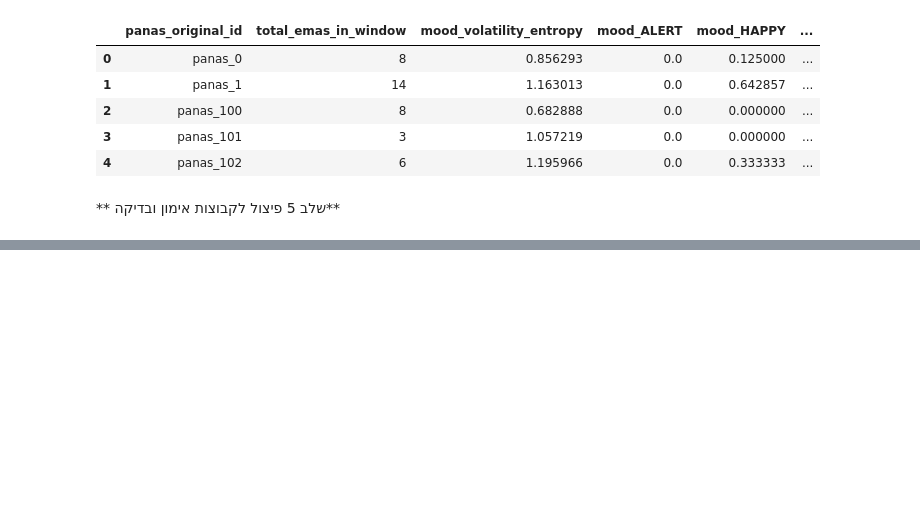
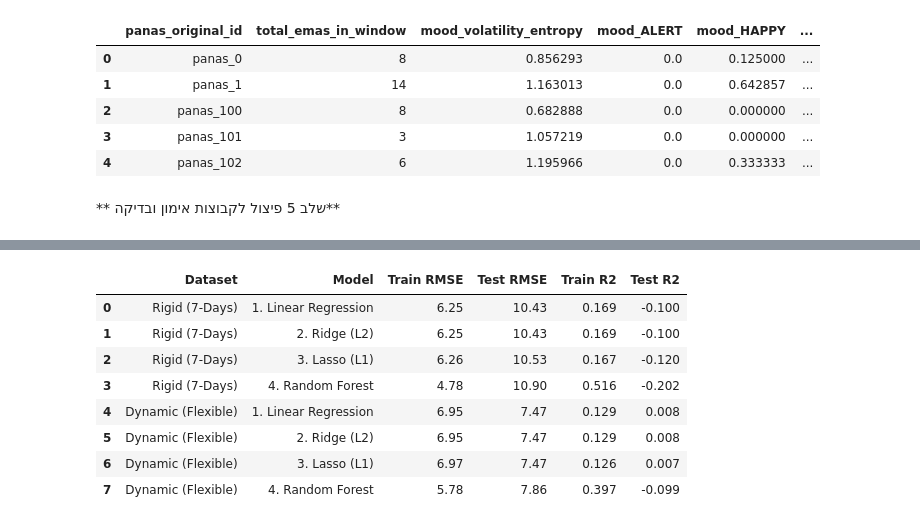
Before and after one commit to MoriahTDaniel/lifesnaps_project, a Jupyter notebook: notebooks/03_panas_like_model.ipynb, the cells around one changed output, grey strips where cells are left out. Cells and saved outputs as stored; diff of their text form; code cells hidden in the pictures; blank space fills up the shorter version.

```diff
--- a/notebooks/03_panas_like_model.ipynb
+++ b/notebooks/03_panas_like_model.ipynb
@@ -530,0 +533,87 @@ display(dynamic_test_df.head(3))
+# %%
+import pandas as pd
+import numpy as np
+import matplotlib.pyplot as plt
+import seaborn as sns
+from sklearn.preprocessing import StandardScaler
+from sklearn.linear_model import LinearRegression, Ridge, Lasso
+from sklearn.ensemble import RandomForestRegressor
+from sklearn.metrics import mean_squared_error, r2_score
+
+print("=== שלב 5: אימון והערכת מודלים (Linear, Penalized, Non-Linear) ===")
+
+# הגדרת משתנה המטרה והעמודות שיש להשמיט (מזהים ותשובות PANAS)
+TARGET = 'positive_affect_score' # אפשר לשנות ל-'negative_affect_score'
+DROP_COLS = ['user_id', 'panas_original_id', 'panas_date', 'positive_affect_score', 'negative_affect_score']
+
+# פונקציה להכנת הנתונים (הפרדה וסילום)
+def prepare_data(train_df, test_df, target_col, drop_cols):
+    X_train = train_df.drop(columns=drop_cols)
+    y_train = train_df[target_col]
+    X_test = test_df.drop(columns=drop_cols)
+    y_test = test_df[target_col]
+
+    # סילום הנתונים (Standardization) - קריטי למודלים קונסים כמו Lasso ו-Ridge
+    scaler = StandardScaler()
+    X_train_scaled = scaler.fit_transform(X_train)
+    X_test_scaled = scaler.transform(X_test) # שימוש ב-transform בלבד למניעת זליגת מידע מהטסט!
+
+    # החזרת הנתונים המנורמלים כ-DataFrame לשמירה על שמות העמודות
+    X_train_scaled = pd.DataFrame(X_train_scaled, columns=X_train.columns)
+    X_test_scaled = pd.DataFrame(X_test_scaled, columns=X_test.columns)
+
+    return X_train_scaled, X_test_scaled, y_train, y_test
+
+# הכנת הנתונים לשתי הגישות
+X_train_R, X_test_R, y_train_R, y_test_R = prepare_data(rigid_train_df, rigid_test_df, TARGET, DROP_COLS)
+X_train_D, X_test_D, y_train_D, y_test_D = prepare_data(dynamic_train_df, dynamic_test_df, TARGET, DROP_COLS)
+
+# =====================================================================
+# הגדרת המודלים
+# =====================================================================
+# הערה: עבור Random Forest הגבלנו את העומק (max_depth=4) כדי למנוע Overfitting בגלל המדגם הקטן
+models = {
+    '1. Linear Regression': LinearRegression(),
+    '2. Ridge (L2)': Ridge(alpha=1.0),
+    '3. Lasso (L1)': Lasso(alpha=0.1),
+    '4. Random Forest': RandomForestRegressor(n_estimators=100, max_depth=4, random_state=42)
+}
+
+# פונקציה לאימון והערכת מילון מודלים
+def evaluate_models(X_train, X_test, y_train, y_test, dataset_name):
+    results = []
+
+    for name, model in models.items():
+        # אימון
+        model.fit(X_train, y_train)
+
+        # ניבוי
+        y_pred_train = model.predict(X_train)
+        y_pred_test = model.predict(X_test)
+
+        # חישוב מדדים
+        rmse_train = np.sqrt(mean_squared_error(y_train, y_pred_train))
+        rmse_test = np.sqrt(mean_squared_error(y_test, y_pred_test))
+        r2_train = r2_score(y_train, y_pred_train)
+        r2_test = r2_score(y_test, y_pred_test)
+
+        results.append({
+            'Dataset': dataset_name,
+            'Model': name,
+            'Train RMSE': round(rmse_train, 2),
+            'Test RMSE': round(rmse_test, 2),
+            'Train R2': round(r2_train, 3),
+            'Test R2': round(r2_test, 3)
+        })
+
+    return pd.DataFrame(results)
+
+# הרצה ואיחוד התוצאות
+results_rigid = evaluate_models(X_train_R, X_test_R, y_train_R, y_test_R, 'Rigid (7-Days)')
+results_dynamic = evaluate_models(X_train_D, X_test_D, y_train_D, y_test_D, 'Dynamic (Flexible)')
+
+final_results = pd.concat([results_rigid, results_dynamic], ignore_index=True)
+
+print(f"\nתוצאות ניבוי עבור משתנה המטרה: {TARGET}\n" + "="*50)
+display(final_results)
+# %% [output]
@@ -530,0 +624,9 @@ display(dynamic_test_df.head(3))
+|  | Dataset | Model | Train RMSE | Test RMSE | Train R2 | Test R2 |
+| 0 | Rigid (7-Days) | 1. Linear Regression | 6.25 | 10.43 | 0.169 | -0.100 |
+| 1 | Rigid (7-Days) | 2. Ridge (L2) | 6.25 | 10.43 | 0.169 | -0.100 |
+| 2 | Rigid (7-Days) | 3. Lasso (L1) | 6.26 | 10.53 | 0.167 | -0.120 |
+| 3 | Rigid (7-Days) | 4. Random Forest | 4.78 | 10.90 | 0.516 | -0.202 |
+| 4 | Dynamic (Flexible) | 1. Linear Regression | 6.95 | 7.47 | 0.129 | 0.008 |
+| 5 | Dynamic (Flexible) | 2. Ridge (L2) | 6.95 | 7.47 | 0.129 | 0.008 |
+| 6 | Dynamic (Flexible) | 3. Lasso (L1) | 6.97 | 7.47 | 0.126 | 0.007 |
+| 7 | Dynamic (Flexible) | 4. Random Forest | 5.78 | 7.86 | 0.397 | -0.099 |
```
Also changed, not shown: parts of 8 cells of this notebook.
